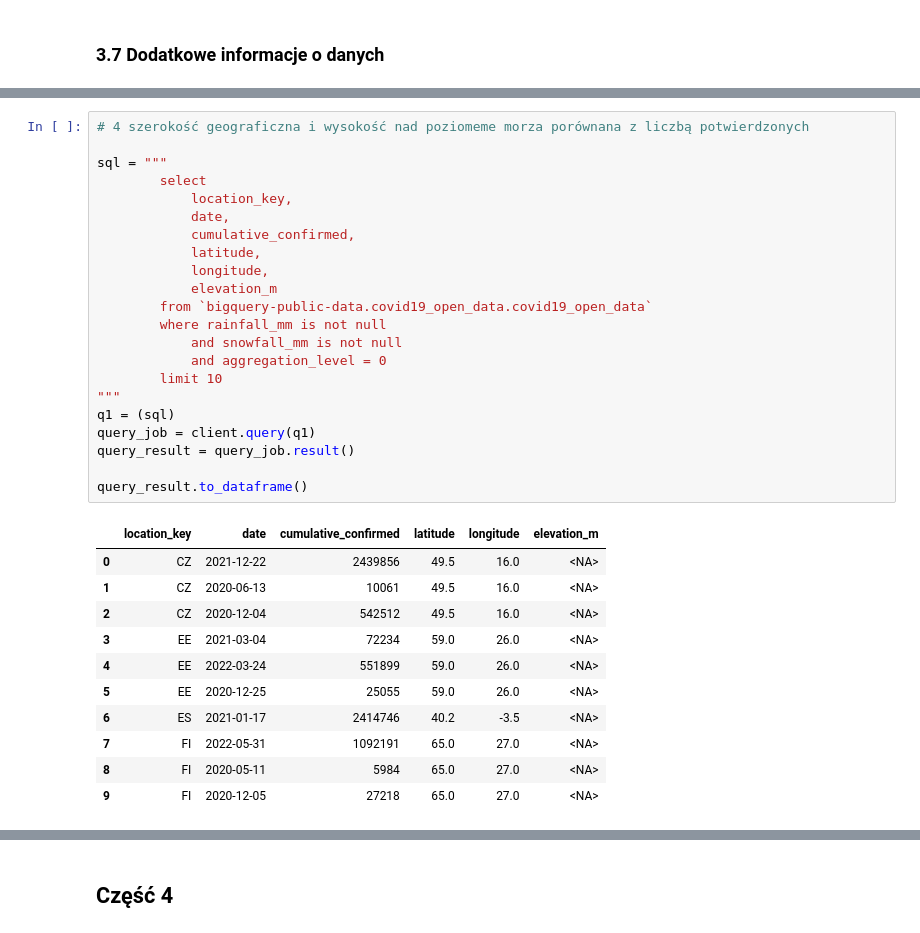
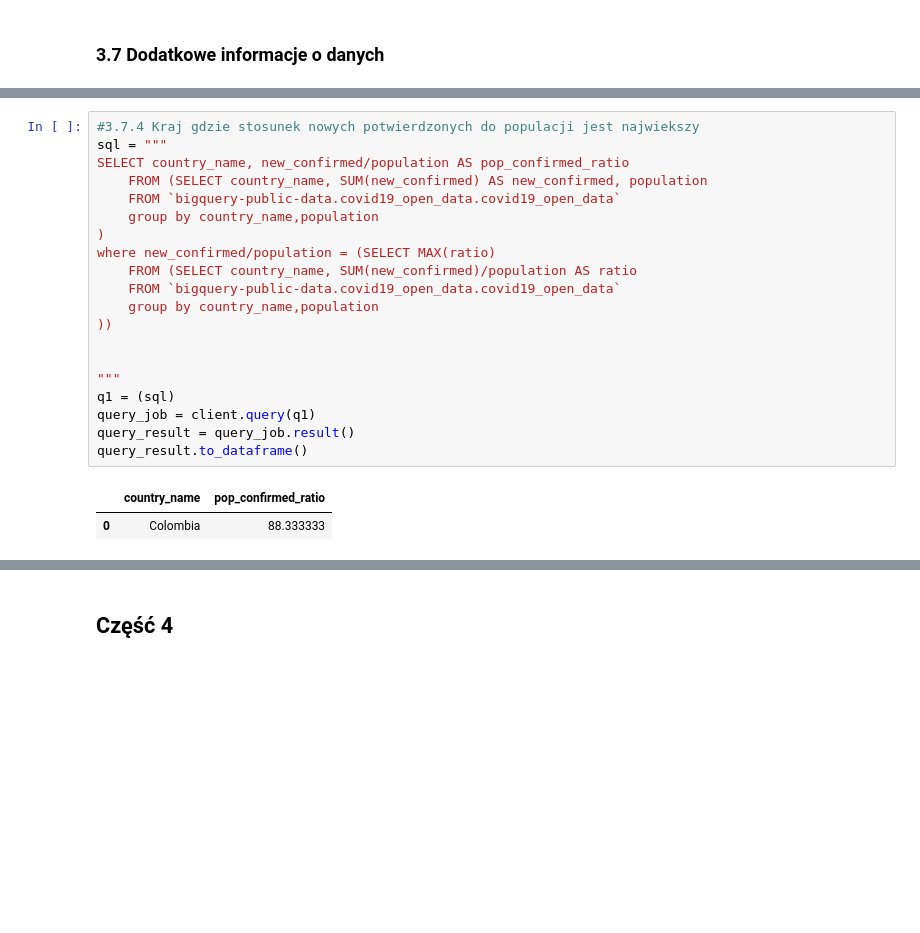
Before and after one commit to piooz/BigData, a Jupyter notebook: zad1/Untitled.ipynb, the cells around one changed output, grey strips where cells are left out. Cells and saved outputs as stored; diff of their text form; blank space fills up the shorter version.

```diff
--- a/zad1/Untitled.ipynb
+++ b/zad1/Untitled.ipynb
@@ -276,37 +271,26 @@ query_result.to_dataframe()
 # %%
-# 4 szerokość geograficzna i wysokość nad poziomeme morza porównana z liczbą potwierdzonych
+#3.7.4 Kraj gdzie stosunek nowych potwierdzonych do populacji jest najwiekszy
+sql = """
+SELECT country_name, new_confirmed/population AS pop_confirmed_ratio
+    FROM (SELECT country_name, SUM(new_confirmed) AS new_confirmed, population
+    FROM `bigquery-public-data.covid19_open_data.covid19_open_data`
+    group by country_name,population
+)
+where new_confirmed/population = (SELECT MAX(ratio)
+    FROM (SELECT country_name, SUM(new_confirmed)/population AS ratio
+    FROM `bigquery-public-data.covid19_open_data.covid19_open_data`
+    group by country_name,population
+))
 
-sql = """
-        select
-            location_key,
-            date,
-            cumulative_confirmed,
-            latitude,
-            longitude,
-            elevation_m
-        from `bigquery-public-data.covid19_open_data.covid19_open_data`
-        where rainfall_mm is not null
-            and snowfall_mm is not null
-            and aggregation_level = 0
-        limit 10
+
 """
 q1 = (sql)
 query_job = client.query(q1)
 query_result = query_job.result()
-
 query_result.to_dataframe()
 # %% [output]
-|  | location_key | date | cumulative_confirmed | latitude | longitude | elevation_m |
-| 0 | CZ | 2021-12-22 | 2439856 | 49.5 | 16.0 | <NA> |
-| 1 | CZ | 2020-06-13 | 10061 | 49.5 | 16.0 | <NA> |
-| 2 | CZ | 2020-12-04 | 542512 | 49.5 | 16.0 | <NA> |
-| 3 | EE | 2021-03-04 | 72234 | 59.0 | 26.0 | <NA> |
-| 4 | EE | 2022-03-24 | 551899 | 59.0 | 26.0 | <NA> |
-| 5 | EE | 2020-12-25 | 25055 | 59.0 | 26.0 | <NA> |
-| 6 | ES | 2021-01-17 | 2414746 | 40.2 | -3.5 | <NA> |
-| 7 | FI | 2022-05-31 | 1092191 | 65.0 | 27.0 | <NA> |
-| 8 | FI | 2020-05-11 | 5984 | 65.0 | 27.0 | <NA> |
-| 9 | FI | 2020-12-05 | 27218 | 65.0 | 27.0 | <NA> |
+|  | country_name | pop_confirmed_ratio |
+| 0 | Colombia | 88.333333 |
 # %%
 # 5 ilość dni z zamniętymi szkołami / miejscami pracy / imprezami
 
```
Also changed, not shown: parts of 18 cells of this notebook.
